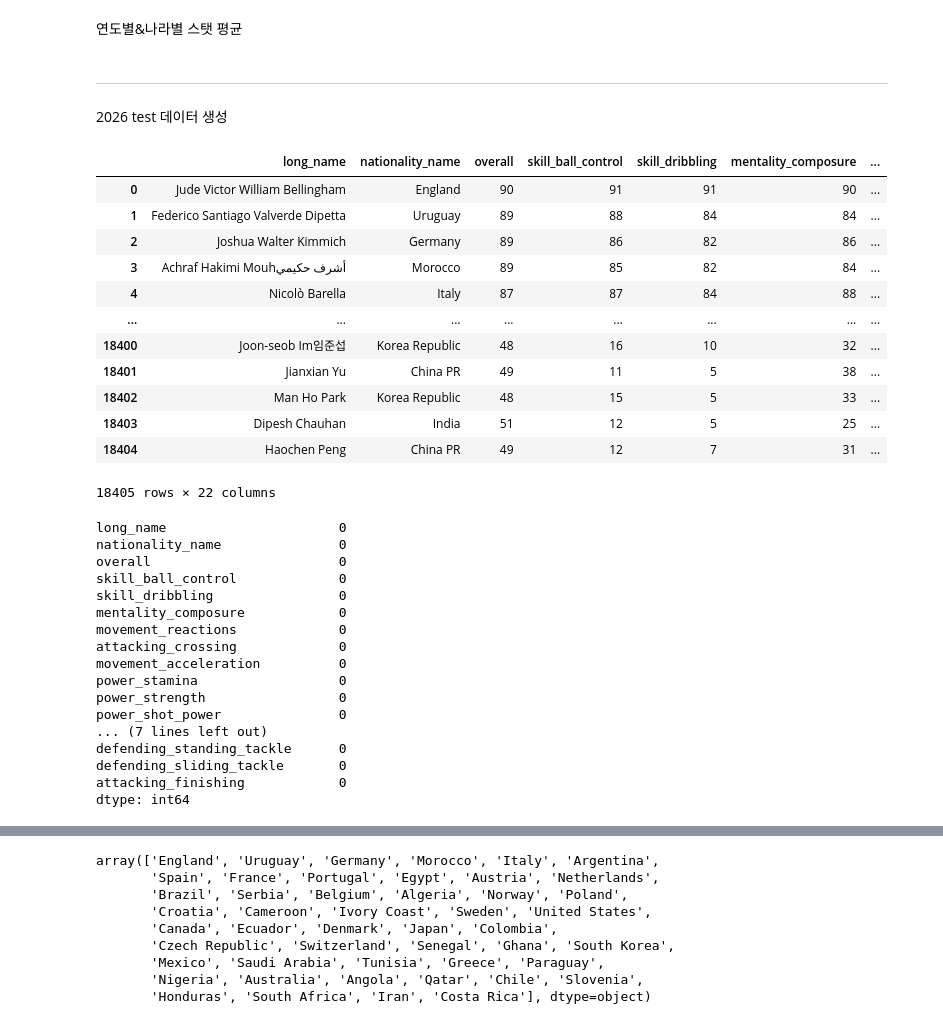
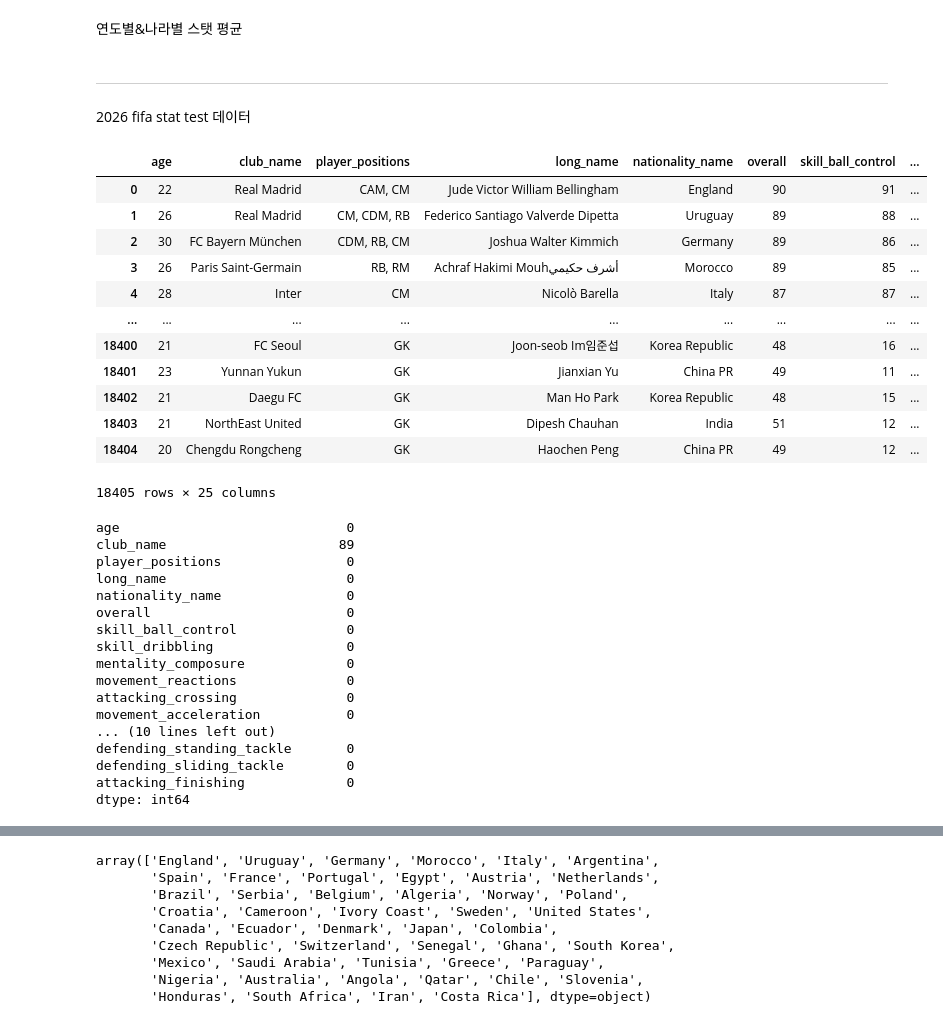
Before and after one commit to SKNetworks-AI19-250818/SKN19-mini-4Team, a Jupyter notebook: EDA/Player Stats/code/worldcup_eda.ipynb, the cells around one changed output, grey strips where cells are left out. Cells and saved outputs as stored; diff of their text form; code cells hidden in the pictures.

Commit message:
feat: stat

```diff
--- a/EDA/Player Stats/code/worldcup_eda.ipynb
+++ b/EDA/Player Stats/code/worldcup_eda.ipynb
@@ -799,11 +799,11 @@ df_stat = df_players.groupby(['year', 'nation'])[cols].agg(lambda x: round(x.mea
 df_stat.to_csv('./../data/result data/avg_stats_2002_2022.csv', encoding='utf-8', index=False)
 # %% [markdown]
 ---
-2026 test 데이터 생성
+2026 fifa stat test 데이터
 # %%
-df_test = pd.read_csv(f'./../data/source data/fifa26.csv', encoding='utf-8')
+df_test_stat = pd.read_csv(f'./../data/source data/fifa26.csv', encoding='utf-8')
 # %%
-cols = [
+cols = ['age', 'club_name', 'player_positions',
     "long_name", "nationality_name", "overall", "skill_ball_control",
     'skill_dribbling', "mentality_composure", "movement_reactions",
     "attacking_crossing", "movement_acceleration",
@@ -813,42 +813,42 @@ cols = [
     'defending_marking_awareness','defending_standing_tackle','defending_sliding_tackle',
     "attacking_finishing",
 ]
-df_test = df_test[cols]
+df_test_stat = df_test_stat[cols]
 # %%
-df_test
+df_test_stat
 # %% [output]
-|  | long_name | nationality_name | overall | skill_ball_control | skill_dribbling | mentality_composure | ... |
-| 0 | Jude Victor William Bellingham | England | 90 | 91 | 91 | 90 | ... |
-| 1 | Federico Santiago Valverde Dipetta | Uruguay | 89 | 88 | 84 | 84 | ... |
-| 2 | Joshua Walter Kimmich | Germany | 89 | 86 | 82 | 86 | ... |
-| 3 | Achraf Hakimi Mouhأشرف حكيمي | Morocco | 89 | 85 | 82 | 84 | ... |
-| 4 | Nicolò Barella | Italy | 87 | 87 | 84 | 88 | ... |
-| ... | ... | ... | ... | ... | ... | ... | ... |
-| 18400 | Joon-seob Im임준섭 | Korea Republic | 48 | 16 | 10 | 32 | ... |
-| 18401 | Jianxian Yu | China PR | 49 | 11 | 5 | 38 | ... |
-| 18402 | Man Ho Park | Korea Republic | 48 | 15 | 5 | 33 | ... |
-| 18403 | Dipesh Chauhan | India | 51 | 12 | 5 | 25 | ... |
-| 18404 | Haochen Peng | China PR | 49 | 12 | 7 | 31 | ... |
+|  | age | club_name | player_positions | long_name | nationality_name | overall | skill_ball_control | ... |
+| 0 | 22 | Real Madrid | CAM, CM | Jude Victor William Bellingham | England | 90 | 91 | ... |
+| 1 | 26 | Real Madrid | CM, CDM, RB | Federico Santiago Valverde Dipetta | Uruguay | 89 | 88 | ... |
+| 2 | 30 | FC Bayern München | CDM, RB, CM | Joshua Walter Kimmich | Germany | 89 | 86 | ... |
+| 3 | 26 | Paris Saint-Germain | RB, RM | Achraf Hakimi Mouhأشرف حكيمي | Morocco | 89 | 85 | ... |
+| 4 | 28 | Inter | CM | Nicolò Barella | Italy | 87 | 87 | ... |
+| ... | ... | ... | ... | ... | ... | ... | ... | ... |
+| 18400 | 21 | FC Seoul | GK | Joon-seob Im임준섭 | Korea Republic | 48 | 16 | ... |
+| 18401 | 23 | Yunnan Yukun | GK | Jianxian Yu | China PR | 49 | 11 | ... |
+| 18402 | 21 | Daegu FC | GK | Man Ho Park | Korea Republic | 48 | 15 | ... |
+| 18403 | 21 | NorthEast United | GK | Dipesh Chauhan | India | 51 | 12 | ... |
+| 18404 | 20 | Chengdu Rongcheng | GK | Haochen Peng | China PR | 49 | 12 | ... |
-18405 rows × 22 columns
+18405 rows × 25 columns
 # %%
-df_test.isnull().sum()
+df_test_stat.isnull().sum()
 # %% [output]
-long_name                      0
-nationality_name               0
-overall                        0
-skill_ball_control             0
-skill_dribbling                0
-mentality_composure            0
-movement_reactions             0
-attacking_crossing             0
-movement_acceleration          0
-power_stamina                  0
-power_strength                 0
-power_shot_power               0
-... (7 lines left out)
-defending_standing_tackle      0
-defending_sliding_tackle       0
-attacking_finishing            0
+age                             0
+club_name                      89
+player_positions                0
+long_name                       0
+nationality_name                0
+overall                         0
+skill_ball_control              0
+skill_dribbling                 0
+mentality_composure             0
+movement_reactions              0
+attacking_crossing              0
+movement_acceleration           0
+... (10 lines left out)
+defending_standing_tackle       0
+defending_sliding_tackle        0
+attacking_finishing             0
 dtype: int64
 # %%
 eng2kor = {
```
Also changed, not shown: parts of 11 cells of this notebook, 5 other files.
